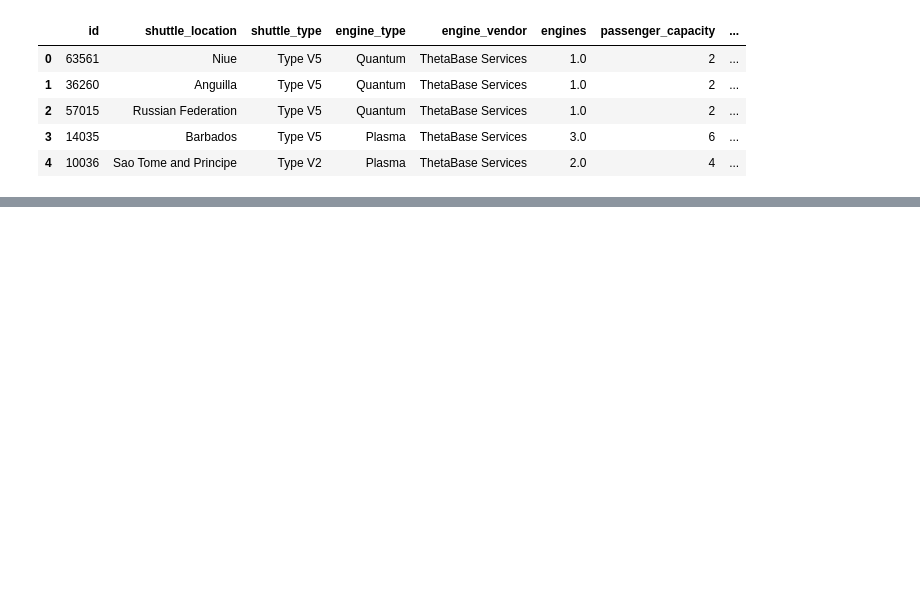
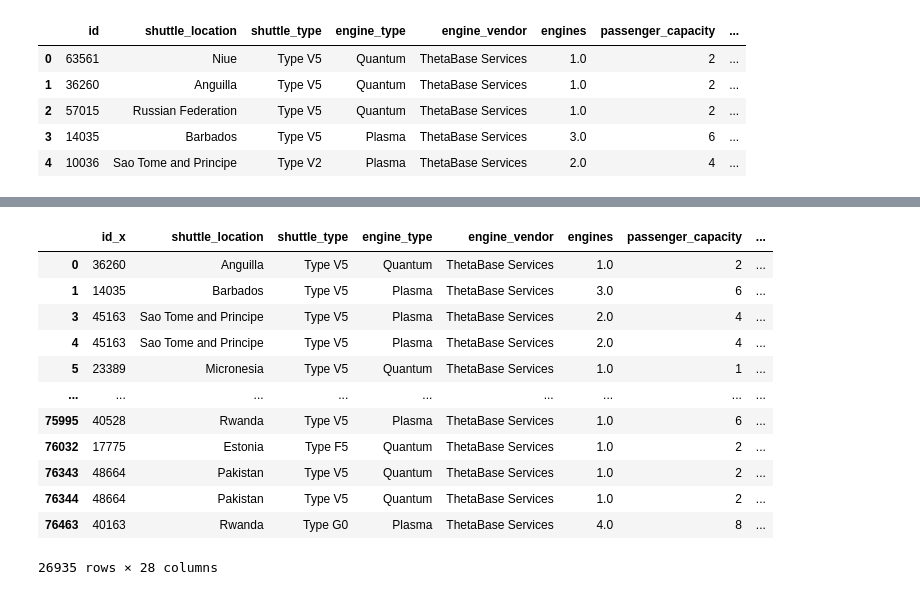
Before and after one commit to Sparkle-Muffin/spaceflights, a Jupyter notebook: notebooks/data-exploration.ipynb, the cells around one changed output, grey strips where cells are left out. Drawn from its saved outputs; the diff is of its cells as text; code cells hidden in the pictures; blank space fills up the shorter version.

Commit message:
merge all datasets into one

```diff
--- a/notebooks/data-exploration.ipynb
+++ b/notebooks/data-exploration.ipynb
@@ -187,5 +207,3 @@ shuttles.head()
 | 2 | 57015 | Russian Federation | Type V5 | Quantum | ThetaBase Services | 1.0 | 2 | ... |
 | 3 | 14035 | Barbados | Type V5 | Plasma | ThetaBase Services | 3.0 | 6 | ... |
 | 4 | 10036 | Sao Tome and Principe | Type V2 | Plasma | ThetaBase Services | 2.0 | 4 | ... |
-# %%
-catalog.load("shuttles")
@@ -224,0 +210,2 @@ shuttles.iloc[:, 5:]
+# %%
+reviews = catalog.load("reviews")
@@ -224,0 +224,3 @@ shuttles.iloc[:, 5:]
+# %%
+rated_shuttles = shuttles.merge(reviews, left_on="id", right_on="shuttle_id")
+rated_shuttles.head()
@@ -224,0 +248,3 @@ shuttles.iloc[:, 5:]
+# %%
+model_input_table = rated_shuttles.merge(companies, left_on="shuttle_id", right_on="id")
+model_input_table.head()
@@ -224,0 +260,3 @@ shuttles.iloc[:, 5:]
+# %%
+model_input_table.dropna()
+# %% [output]
@@ -224,0 +264,13 @@ shuttles.iloc[:, 5:]
+|  | id_x | shuttle_location | shuttle_type | engine_type | engine_vendor | engines | passenger_capacity | ... |
+| 0 | 36260 | Anguilla | Type V5 | Quantum | ThetaBase Services | 1.0 | 2 | ... |
+| 1 | 14035 | Barbados | Type V5 | Plasma | ThetaBase Services | 3.0 | 6 | ... |
+| 3 | 45163 | Sao Tome and Principe | Type V5 | Plasma | ThetaBase Services | 2.0 | 4 | ... |
+| 4 | 45163 | Sao Tome and Principe | Type V5 | Plasma | ThetaBase Services | 2.0 | 4 | ... |
+| 5 | 23389 | Micronesia | Type V5 | Quantum | ThetaBase Services | 1.0 | 1 | ... |
+| ... | ... | ... | ... | ... | ... | ... | ... | ... |
+| 75995 | 40528 | Rwanda | Type V5 | Plasma | ThetaBase Services | 1.0 | 6 | ... |
+| 76032 | 17775 | Estonia | Type F5 | Quantum | ThetaBase Services | 1.0 | 2 | ... |
+| 76343 | 48664 | Pakistan | Type V5 | Quantum | ThetaBase Services | 1.0 | 2 | ... |
+| 76344 | 48664 | Pakistan | Type V5 | Quantum | ThetaBase Services | 1.0 | 2 | ... |
+| 76463 | 40163 | Rwanda | Type G0 | Plasma | ThetaBase Services | 4.0 | 8 | ... |
+26935 rows × 28 columns
```
Also changed, not shown: parts of 12 cells of this notebook.
